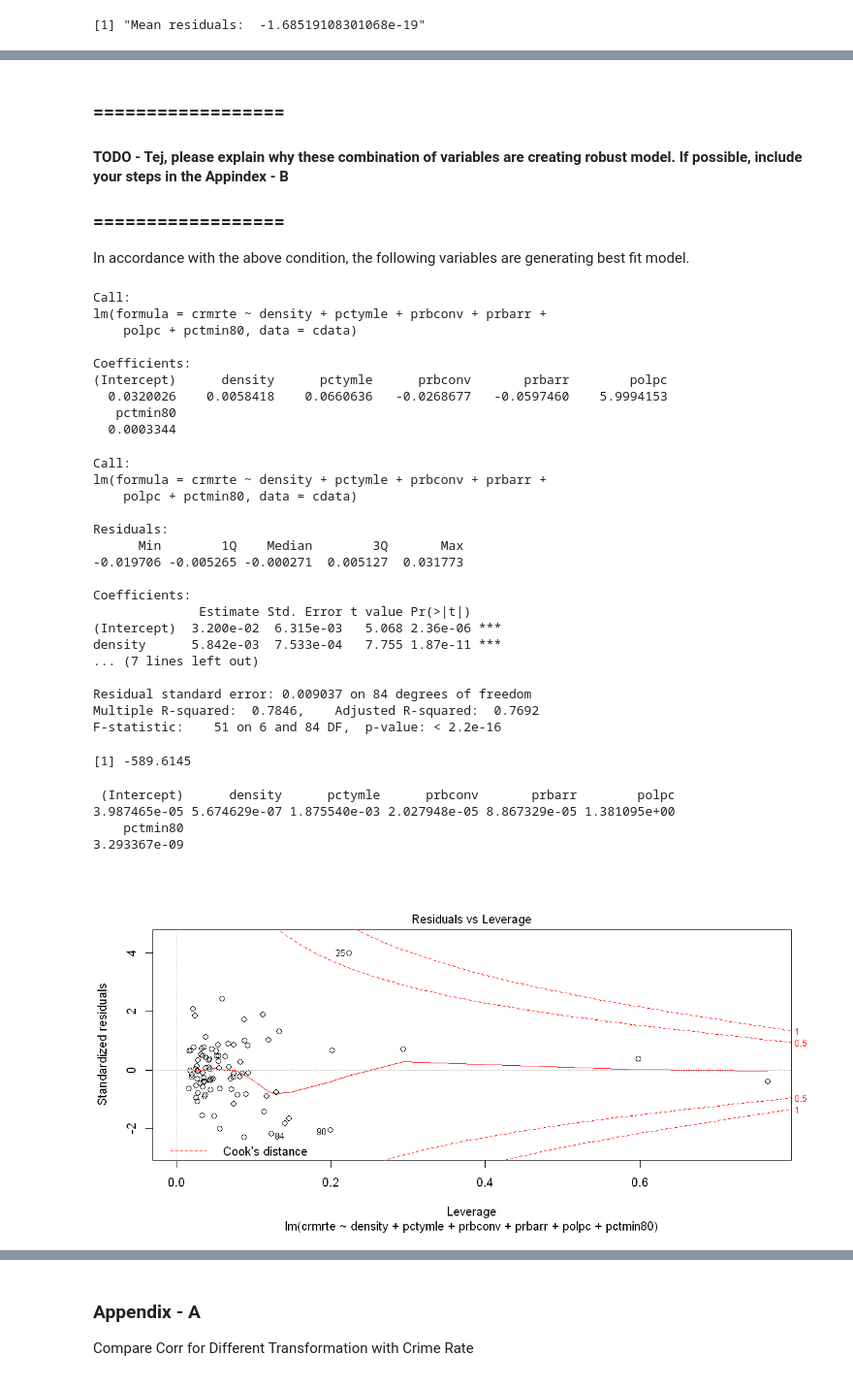
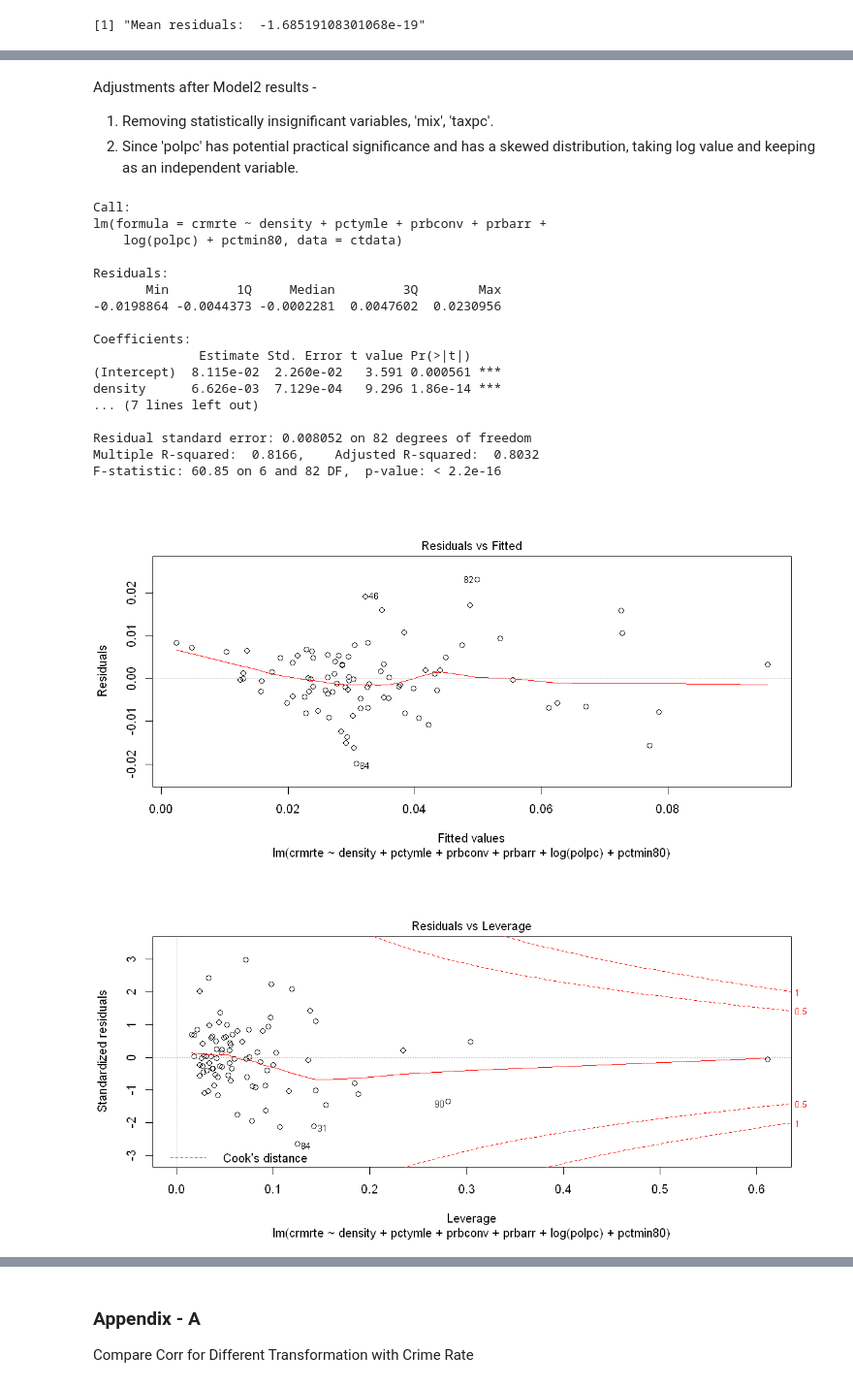
Before and after one commit to rmajumder/stat203-gp3, a Jupyter notebook: Lab3_master.ipynb, the cells around one changed output, grey strips where cells are left out. Shown at 97% size. Drawn from its saved outputs; the diff is of its cells as text; code cells hidden in the pictures.

```diff
--- a/Lab3_master.ipynb
+++ b/Lab3_master.ipynb
@@ -359,46 +351,30 @@ The omitted variable is **Not** a determinant of the dependent variable Y.
-# %% [markdown]
-### ================== <br>
-#### TODO - Tej, please explain why these combination of variables are creating robust model. If possible, include your steps in the Appindex - B
-### ================== <br>
-
-In accordance with the above condition, the following variables are generating best fit model.
+# %% [markdown]
+Adjustments after Model2 results -
+1. Removing statistically insignificant variables, 'mix', 'taxpc'.
+2. Since 'polpc' has potential practical significance and has a skewed distribution, taking log value and keeping as an independent variable.
 # %%
-(model3 <- lm(crmrte ~ density + pctymle + prbconv + prbarr + polpc + pctmin80, data = cdata))
+model3 <- lm(crmrte ~ density + pctymle + prbconv + prbarr + log(polpc) + pctmin80, data = ctdata)
+
 summary(model3)
-AIC(model3)
-diag(vcov(model3))
-options(repr.plot.width=10, repr.plot.height=5)
+plot(model3, which = 1)
 plot(model3, which = 5)
 # %% [output]
 Call:
 lm(formula = crmrte ~ density + pctymle + prbconv + prbarr +
-    polpc + pctmin80, data = cdata)
+    log(polpc) + pctmin80, data = ctdata)
+
+Residuals:
+       Min         1Q     Median         3Q        Max
+-0.0198864 -0.0044373 -0.0002281  0.0047602  0.0230956
 
 Coefficients:
-(Intercept)      density      pctymle      prbconv       prbarr        polpc
-  0.0320026    0.0058418    0.0660636   -0.0268677   -0.0597460    5.9994153
-   pctmin80
-  0.0003344
+              Estimate Std. Error t value Pr(>|t|)
+(Intercept)  8.115e-02  2.260e-02   3.591 0.000561 ***
+density      6.626e-03  7.129e-04   9.296 1.86e-14 ***
+... (7 lines left out)
+
+Residual standard error: 0.008052 on 82 degrees of freedom
+Multiple R-squared:  0.8166,    Adjusted R-squared:  0.8032
+F-statistic: 60.85 on 6 and 82 DF,  p-value: < 2.2e-16
-Call:
-lm(formula = crmrte ~ density + pctymle + prbconv + prbarr +
-    polpc + pctmin80, data = cdata)
-
-Residuals:
-      Min        1Q    Median        3Q       Max
--0.019706 -0.005265 -0.000271  0.005127  0.031773
-
-Coefficients:
-              Estimate Std. Error t value Pr(>|t|)
-(Intercept)  3.200e-02  6.315e-03   5.068 2.36e-06 ***
-density      5.842e-03  7.533e-04   7.755 1.87e-11 ***
-... (7 lines left out)
-
-Residual standard error: 0.009037 on 84 degrees of freedom
-Multiple R-squared:  0.7846,    Adjusted R-squared:  0.7692
-F-statistic:    51 on 6 and 84 DF,  p-value: < 2.2e-16
-[1] -589.6145
- (Intercept)      density      pctymle      prbconv       prbarr        polpc
-3.987465e-05 5.674629e-07 1.875540e-03 2.027948e-05 8.867329e-05 1.381095e+00
-    pctmin80
-3.293367e-09
-[figure, old version]
+[figure, new version]
+[figure, added]
```
Also changed, not shown: parts of 24 cells of this notebook, 2 other files.
